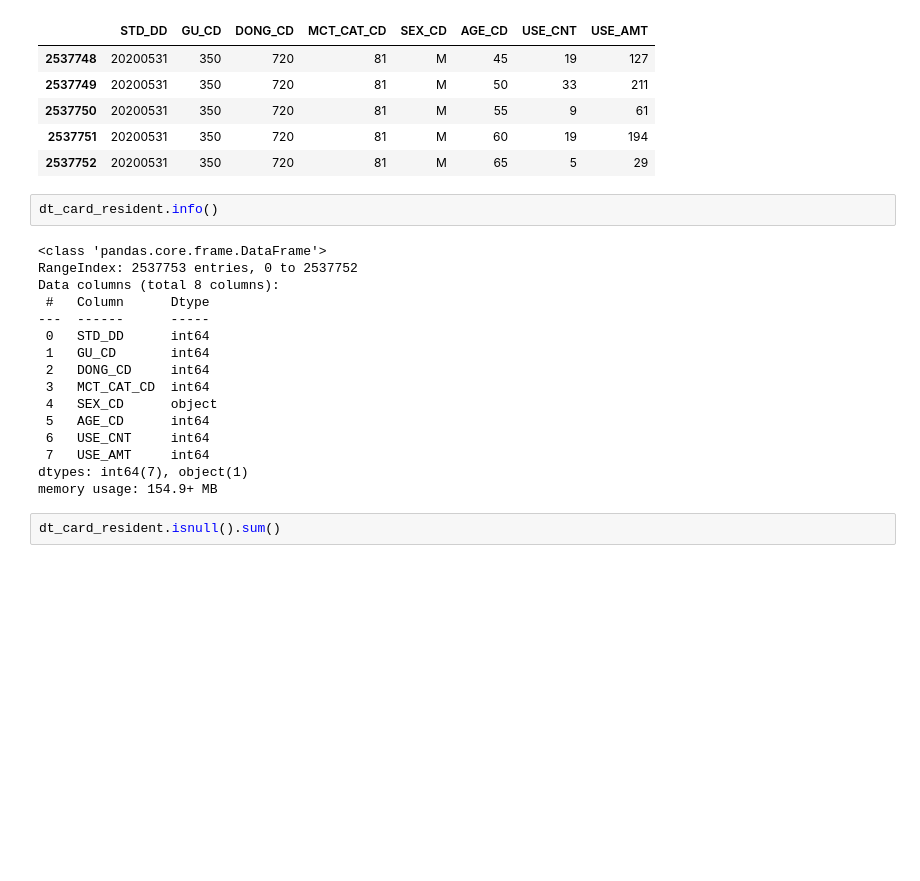
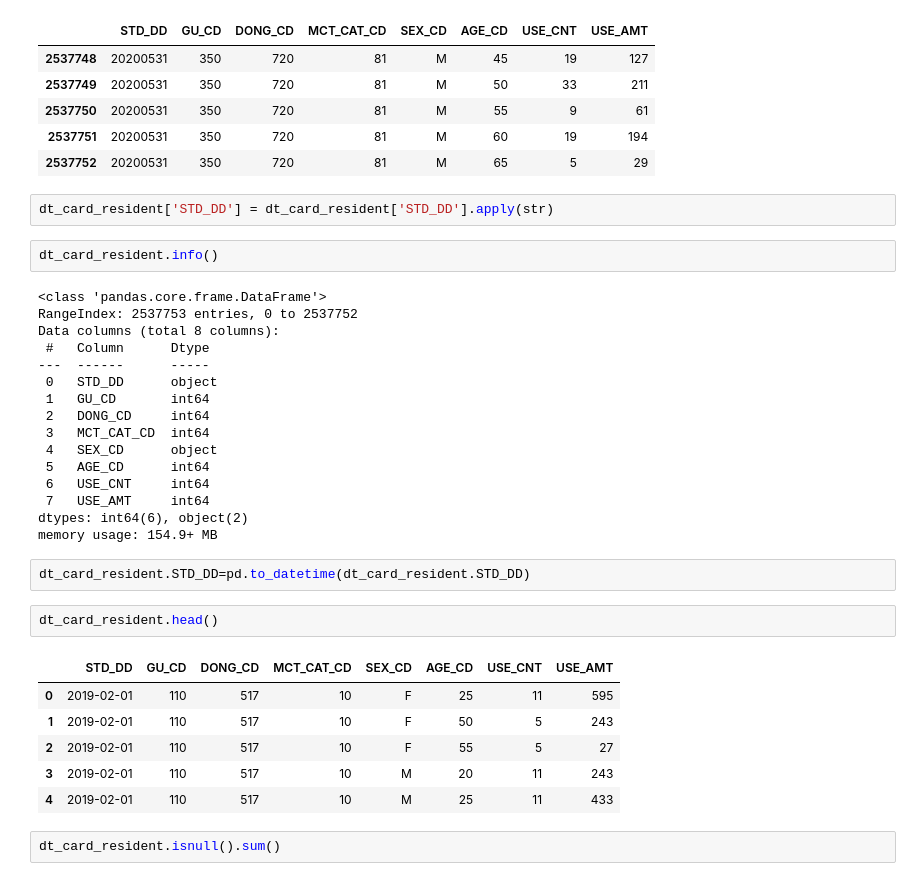
Before and after one commit to mintaewon/taewon, a Jupyter notebook: bigcontest/card.ipynb, the cells around one changed output. Cells and saved outputs as stored; diff of their text form; blank space fills up the shorter version.

Commit message:
Update card.ipynb
20200927

```diff
--- a/bigcontest/card.ipynb
+++ b/bigcontest/card.ipynb
@@ -26,6 +27,8 @@ dt_card_resident.tail()
 | 2537750 | 20200531 | 350 | 720 | 81 | M | 55 | 9 | 61 |
 | 2537751 | 20200531 | 350 | 720 | 81 | M | 60 | 19 | 194 |
 | 2537752 | 20200531 | 350 | 720 | 81 | M | 65 | 5 | 29 |
+# %%
+dt_card_resident['STD_DD'] = dt_card_resident['STD_DD'].apply(str)
 # %%
 dt_card_resident.info()
 # %% [output]
@@ -34,7 +37,7 @@ RangeIndex: 2537753 entries, 0 to 2537752
 Data columns (total 8 columns):
  #   Column      Dtype
 ---  ------      -----
- 0   STD_DD      int64
+ 0   STD_DD      object
  1   GU_CD       int64
  2   DONG_CD     int64
  3   MCT_CAT_CD  int64
@@ -42,8 +45,19 @@ Data columns (total 8 columns):
  5   AGE_CD      int64
  6   USE_CNT     int64
  7   USE_AMT     int64
-dtypes: int64(7), object(1)
+dtypes: int64(6), object(2)
 memory usage: 154.9+ MB
+# %%
+dt_card_resident.STD_DD=pd.to_datetime(dt_card_resident.STD_DD)
+# %%
+dt_card_resident.head()
+# %% [output]
+|  | STD_DD | GU_CD | DONG_CD | MCT_CAT_CD | SEX_CD | AGE_CD | USE_CNT | USE_AMT |
+| 0 | 2019-02-01 | 110 | 517 | 10 | F | 25 | 11 | 595 |
+| 1 | 2019-02-01 | 110 | 517 | 10 | F | 50 | 5 | 243 |
+| 2 | 2019-02-01 | 110 | 517 | 10 | F | 55 | 5 | 27 |
+| 3 | 2019-02-01 | 110 | 517 | 10 | M | 20 | 11 | 243 |
+| 4 | 2019-02-01 | 110 | 517 | 10 | M | 25 | 11 | 433 |
 # %%
 dt_card_resident.isnull().sum()
 # %% [output]
```
Also changed, not shown: parts of 7 cells of this notebook.
